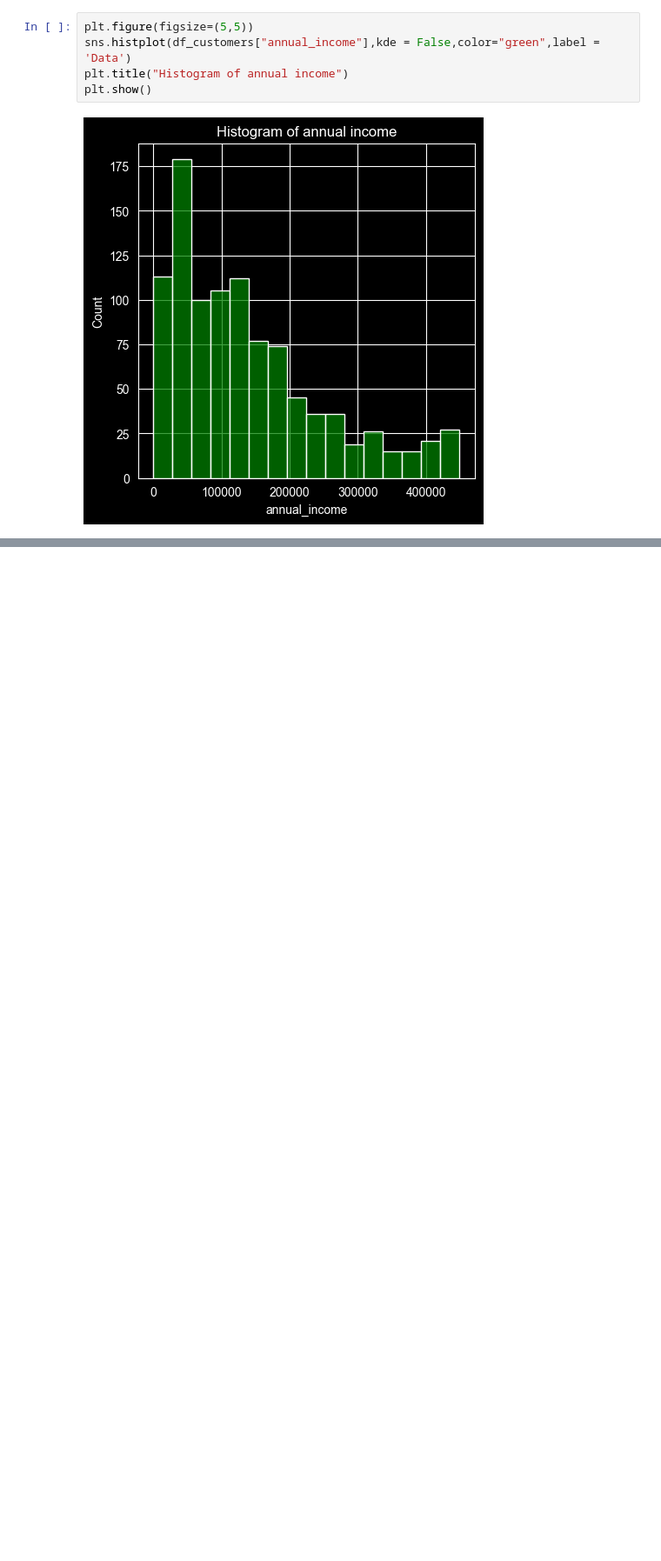
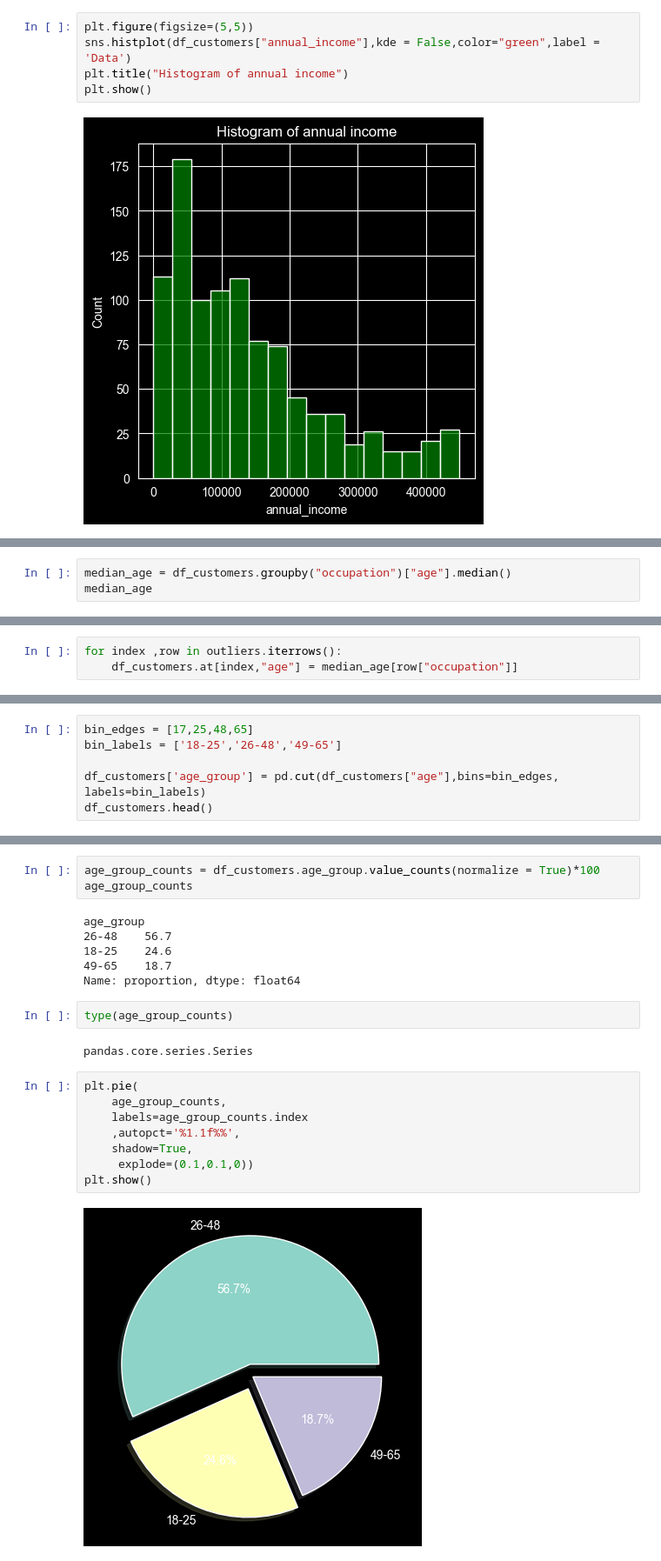
Before and after one commit to RawatXd/AtliQo-Bank-Project, a Jupyter notebook: main.ipynb, the cells around one changed output, grey strips where cells are left out. Shown at 87% size. Cells and saved outputs as stored; diff of their text form; blank space fills up the shorter version.

```diff
--- a/main.ipynb
+++ b/main.ipynb
@@ -159,0 +279,3 @@ DATA CLEANING
+# %%
+median_age = df_customers.groupby("occupation")["age"].median()
+median_age
@@ -159,0 +292,3 @@ DATA CLEANING
+# %%
+for index ,row in outliers.iterrows():
+    df_customers.at[index,"age"] = median_age[row["occupation"]]
@@ -159,0 +322,6 @@ DATA CLEANING
+# %%
+bin_edges = [17,25,48,65]
+bin_labels = ['18-25','26-48','49-65']
+
+df_customers['age_group'] = pd.cut(df_customers["age"],bins=bin_edges, labels=bin_labels)
+df_customers.head()
@@ -159,0 +335,23 @@ DATA CLEANING
+# %%
+age_group_counts = df_customers.age_group.value_counts(normalize = True)*100
+age_group_counts
+# %% [output]
+age_group
+26-48    56.7
+18-25    24.6
+49-65    18.7
+Name: proportion, dtype: float64
+# %%
+type(age_group_counts)
+# %% [output]
+pandas.core.series.Series
+# %%
+plt.pie(
+    age_group_counts,
+    labels=age_group_counts.index
+    ,autopct='%1.1f%%',
+    shadow=True,
+     explode=(0.1,0.1,0))
+plt.show()
+# %% [output]
+[figure, added]
```
Also changed, not shown: parts of 45 cells of this notebook.
